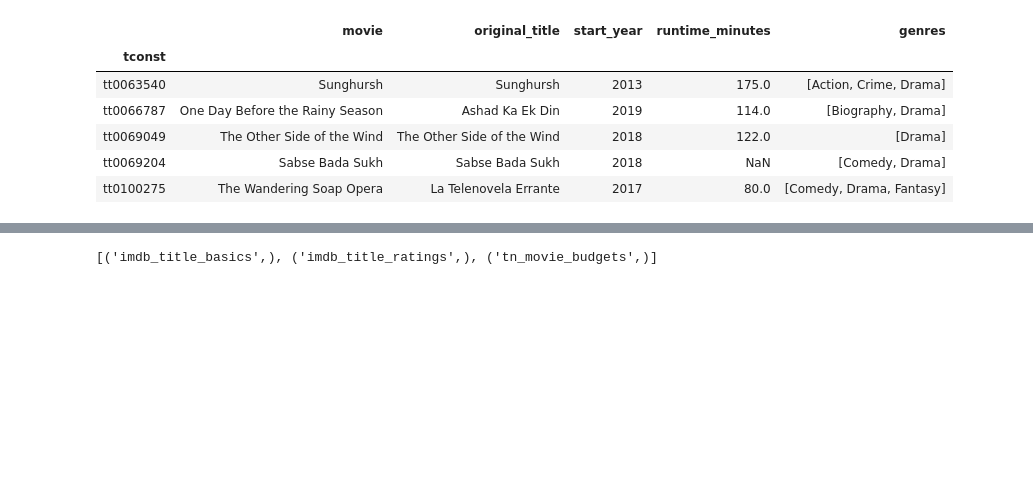
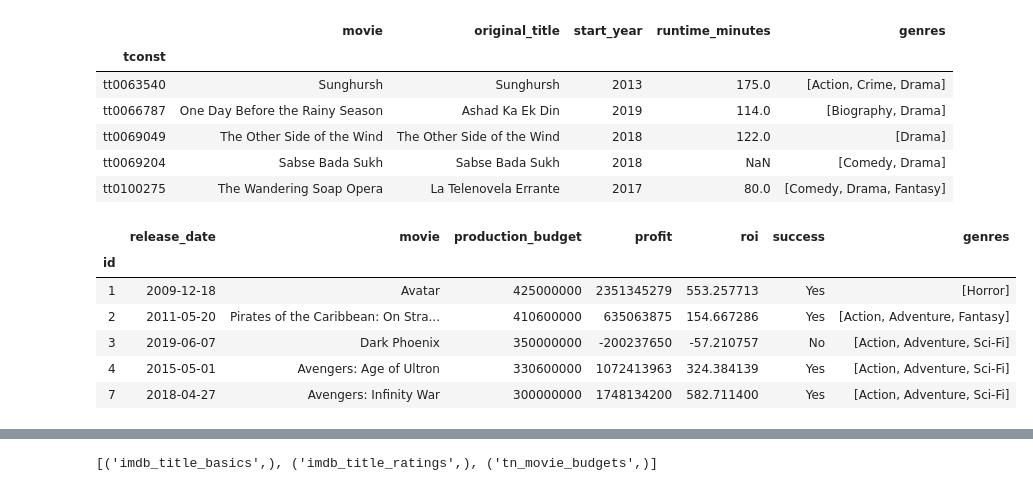
Before and after one commit to Lionslicer-Coding/dsc-mod-1-project-v2-1-onl01-dtsc-pt-030220, a Jupyter notebook: student.ipynb, the cells around one changed output, grey strips where cells are left out. Cells and saved outputs as stored; diff of their text form; code cells hidden in the pictures; blank space fills up the shorter version.

```diff
--- a/student.ipynb
+++ b/student.ipynb
@@ -252,3 +253,19 @@ files_dict['imdb_title_basics'].head()
 | tt0069049 | The Other Side of the Wind | The Other Side of the Wind | 2018 | 122.0 | [Drama] |
 | tt0069204 | Sabse Bada Sukh | Sabse Bada Sukh | 2018 | NaN | [Comedy, Drama] |
 | tt0100275 | The Wandering Soap Opera | La Telenovela Errante | 2017 | 80.0 | [Comedy, Drama, Fantasy] |
+# %%
+# Joining two dataframes, then dropping extraneous columns and rows
+genres_df = files_dict['tn_movie_budgets'].join(files_dict['imdb_title_basics'].set_index('movie'),
+                                                on = 'movie', how = 'inner')
+genres_df.drop(columns=['domestic_gross', 'worldwide_gross', 'budget_range', 'original_title',
+                'start_year', 'runtime_minutes'], inplace = True)
+genres_df = genres_df[genres_df['production_budget'] >= 50000000]
+genres_df.head()
+# %% [output]
+|  | release_date | movie | production_budget | profit | roi | success | genres |
+| id |  |  |  |  |  |  |  |
+| 1 | 2009-12-18 | Avatar | 425000000 | 2351345279 | 553.257713 | Yes | [Horror] |
+| 2 | 2011-05-20 | Pirates of the Caribbean: On Stra... | 410600000 | 635063875 | 154.667286 | Yes | [Action, Adventure, Fantasy] |
+| 3 | 2019-06-07 | Dark Phoenix | 350000000 | -200237650 | -57.210757 | No | [Action, Adventure, Sci-Fi] |
+| 4 | 2015-05-01 | Avengers: Age of Ultron | 330600000 | 1072413963 | 324.384139 | Yes | [Action, Adventure, Sci-Fi] |
+| 7 | 2018-04-27 | Avengers: Infinity War | 300000000 | 1748134200 | 582.711400 | Yes | [Action, Adventure, Sci-Fi] |
```
Also changed, not shown: parts of 12 cells of this notebook.
